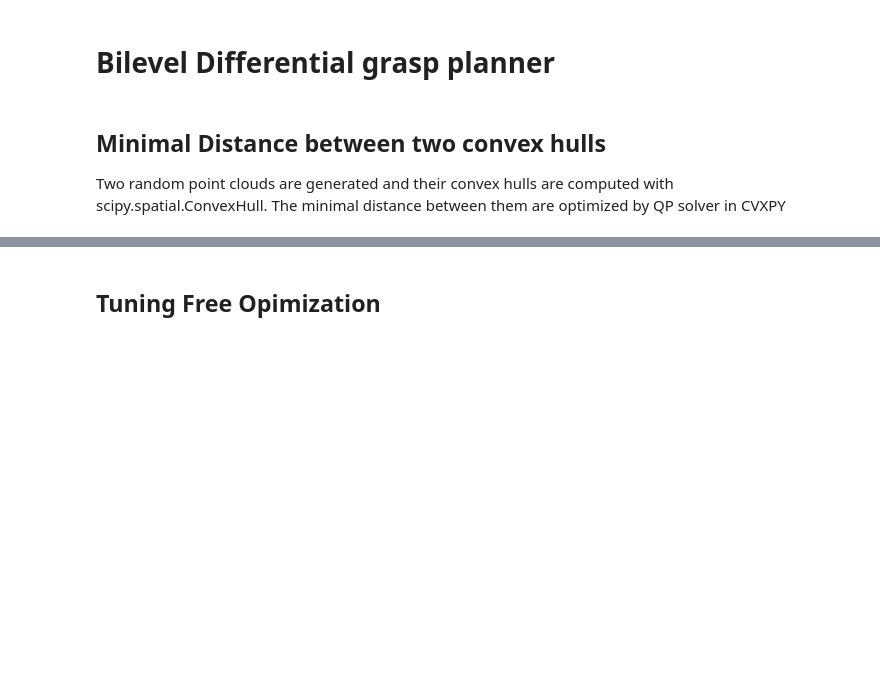
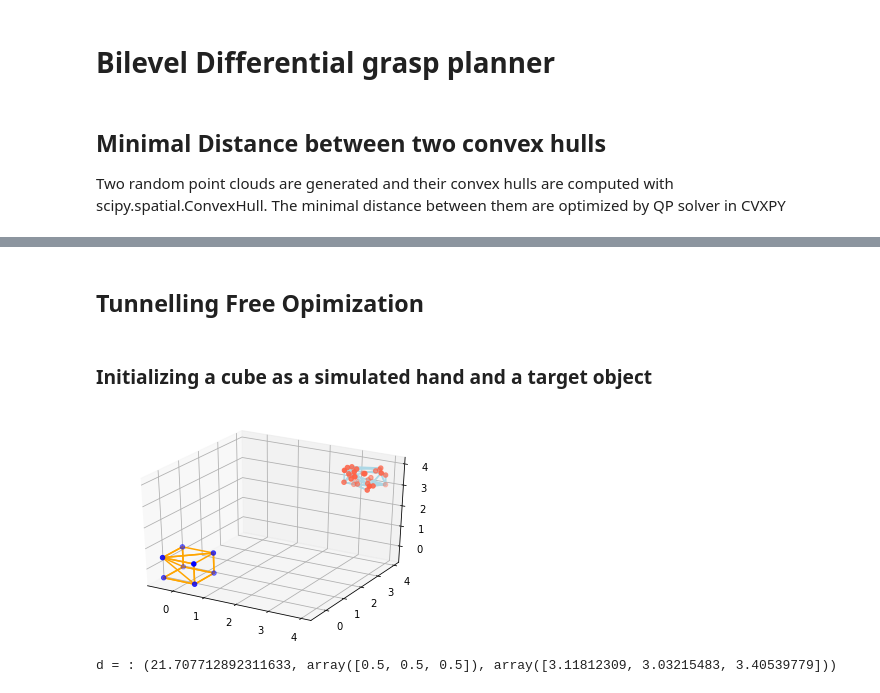
Before and after one commit to DuoZhangRobotics/Bilevel-Differential-Grasp-Optimization, a Jupyter notebook: Bilevel_differential_grasp_planner.ipynb, the cells around one changed output, grey strips where cells are left out. Saved outputs shown, nothing was run; the diff lists cells and outputs as text; code cells hidden in the pictures; blank space fills up the shorter version.

Commit message:
tunnelling free

```diff
--- a/Bilevel_differential_grasp_planner.ipynb
+++ b/Bilevel_differential_grasp_planner.ipynb
@@ -143,9 +139,39 @@ import plotly
 
 # plotly.io.write_image(fig, r'../bilevel_figs/dist_of_convexhulls.png', scale = 10)
 # %% [markdown]
-## Tuning Free Opimization
+## Tunnelling Free Opimization
 # %%
 from LBFGS import LBFGS, FullBatchLBFGS
 # %%
 import torch
 from torch.optim import Optimizer
+# %% [markdown]
+### Initializing a cube as a simulated hand and a target object
+# %%
+cube = np.array([[-0.5, -0.5, -0.5],
+                 [-0.5 , 0.5 ,-0.5],
+                 [ 0.5 ,-0.5 ,-0.5],
+                 [ 0.5 , 0.5 ,-0.5],
+                 [-0.5 , 0.5 , 0.5],
+                 [ 0.5 ,-0.5 , 0.5],
+                 [-0.5 ,-0.5 , 0.5],
+                 [ 0.5 , 0.5 , 0.5]])
+
+center = np.zeros((8, 3))
+def control_cube(start:np.array, control_dict:dict=dict(d=0, alpha=0, beta=0, gamma=0))->np.array:
+    end = start + control_dict[d]
+    return end
+hull = ConvexHull(cube)
+fig = plt.figure()
+ax = fig.add_subplot(111, projection='3d')
+ax.scatter3D(cube[:,0], cube[:,1], cube[:,2], c='blue')
+for simplex1 in hull.simplices:
+    ax.plot3D(cube[simplex1, 0], cube[simplex1, 1], cube[simplex1, 2],  'orange')
+
+points2 = np.random.rand(30, 3) + 3
+hull2 = ConvexHull(points2)
+ax.scatter3D(points2[:, 0], points2[:, 1], points2[:, 2], c='tomato')
+for simplex2 in hull2.simplices:
+    ax.plot3D(points2[simplex2, 0], points2[simplex2, 1], points2[simplex2, 2],  'lightblue')
+# %% [output]
+[figure, added]
@@ -152,39 +192,39 @@ from torch.optim import Optimizer
 # %%
 # initial guess of parameters
-beta, phi = torch.Tensor([pi / 4]), torch.Tensor([pi / 4])
-beta.requires_grad = True
-phi.requires_grad = True
+beta, phi = torch.Tensor([pi/4]), torch.Tensor([pi/4])
 
-d = torch.Tensor([2]).requires_grad_(True)
-theta = torch.Tensor([0.0]).requires_grad_(True)
 
-# distance between two convex hulls
-def distance_between_convex_hulls(A1, b1, A2, b2):
-    x1 = cp.Variable(3)
-    x2 = cp.Variable(3)
-
-    objective = cp.Minimize(cp.sum_squares(x1 - x2))
-    constraints = [A1 @ x1 <= b1, A2 @ x2 <= b2]
-    prob = cp.Problem(objective, constraints)
-    min_dist = prob.solve()
-    return min_dist, x1.value, x2.value
+d = distance_between_convex_hulls(hull, hull2)
+print('d = :', d)
+d = torch.Tensor([d[0]/5]).requires_grad_(True)
+theta = torch.Tensor([0.5, 0.5, 0.5]).requires_grad_(True)
 
 # define objective function
-def obj(beta, phi, theta, d, ch1, ch2):
+def obj(beta, phi, theta, d, ch0, ch2):
     # unit vector expressed in sphere coordinates
+    tol = 1e-4
+    if phi - pi/2 <= tol:
+        phi = torch.Tensor([0])
+        beta = torch.Tensor([0])
     n = torch.Tensor([torch.cos(beta) * torch.cos(phi), torch.sin(beta) * torch.cos(phi), torch.sin(phi)]).reshape(1, 3).requires_grad_(True)
+
     # partial derivative of n with respect to beta
     pn_pbeta = torch.Tensor([-torch.sin(beta) * torch.cos(phi), torch.cos(beta) * torch.cos(phi), torch.sin(phi)]).reshape(3, 1)
     # partial derivative of n with respect to phi
     pn_pphi = torch.Tensor([-torch.cos(beta) * torch.sin(phi), -torch.sin(beta) * torch.sin(phi), torch.cos(phi)]).reshape(3, 1)
     # all the points contained in or on convex hulls
-    points1 = torch.Tensor(ch1.points)
+    points0 = torch.Tensor(ch0.points)
+#     ch1 = ConvexHull(points0 + theta)
+#     points1 = torch.Tensor(ch1.points)
+    points1 = points0 + theta
     points2 = torch.Tensor(ch2.points)
     # vertices of two convex hulls
-    v1 = points1[ch1.vertices, :].T
+#     v1 = points1[ch1.vertices, :].T
+    v1 = points1[ch0.vertices, :].T
     v2 = points2[ch2.vertices, :].T
     # value of objective function
     objective = torch.sum(torch.log(torch.matmul(n, v2) - d * torch.ones(1, v2.shape[1]))) + torch.sum(torch.log(d * torch.ones(1, v1.shape[1]) - torch.matmul(n, v1)))
+    objective *= -1
     # The chain rule. Partial derivativ e of O with respect to n
     po_pn = torch.sum(v2/(n.mm(v2) - d), dim=1) - torch.sum(v1/(d - n.mm(v1)), dim=1)
     po_pn = po_pn.reshape(1, 3)
@@ -193,6 +233,11 @@ def obj(beta, phi, theta, d, ch1, ch2):
     po_pphi = po_pn.mm(pn_pphi)
     # Partial derivative of O with respect to d
     po_pd = -torch.sum(1/(n.mm(v2) - d)) + torch.sum(1/(d - n.mm(v1)))
+    # partial derivative of O with respect to v
 
-    return objective, po_pbeta, po_pphi, po_pd
+    po_pv = n * torch.sum(1 / (n.mm(v2) - d)) - n * torch.sum(1 / (d - n.mm(v1)))
+    po_ptheta = po_pv
+    return {'objective': objective, 'po_pbeta': po_pbeta, 'po_pphi': po_pphi, 'po_pd': po_pd, "po_ptheta": po_ptheta, "n": n, "po_pn": po_pn, "beta": beta, 'phi': phi, 'theta': theta}
+# %% [output]
+d = : (21.707712892311633, array([0.5, 0.5, 0.5]), array([3.11812309, 3.03215483, 3.40539779]))
 # %%
```
Also changed, not shown: parts of 16 cells of this notebook, 1 other file.
